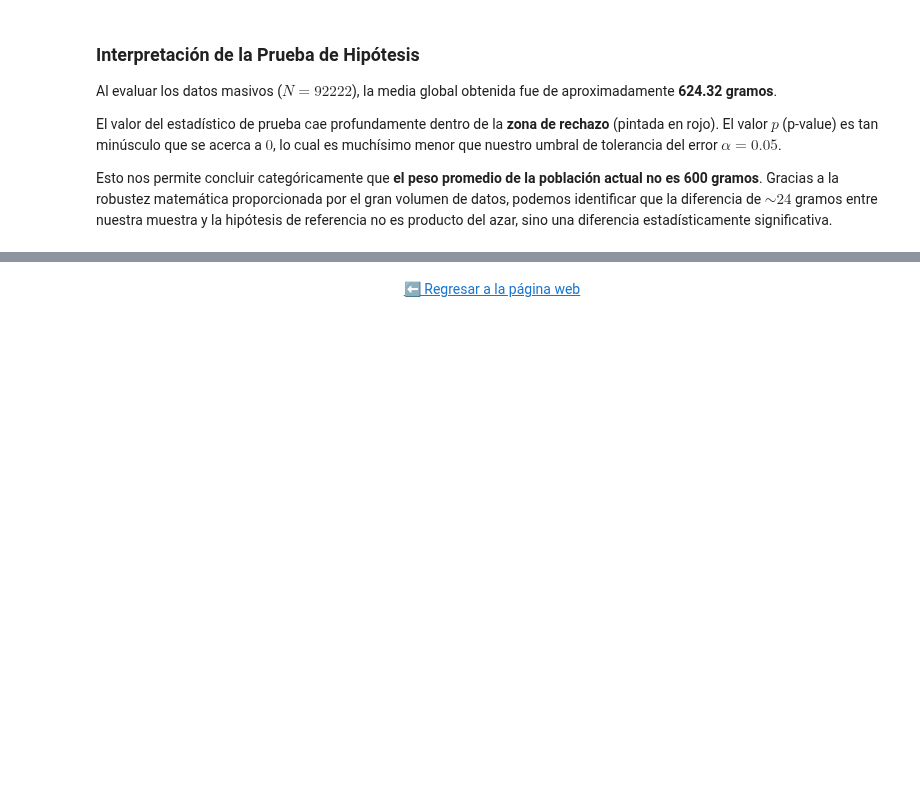
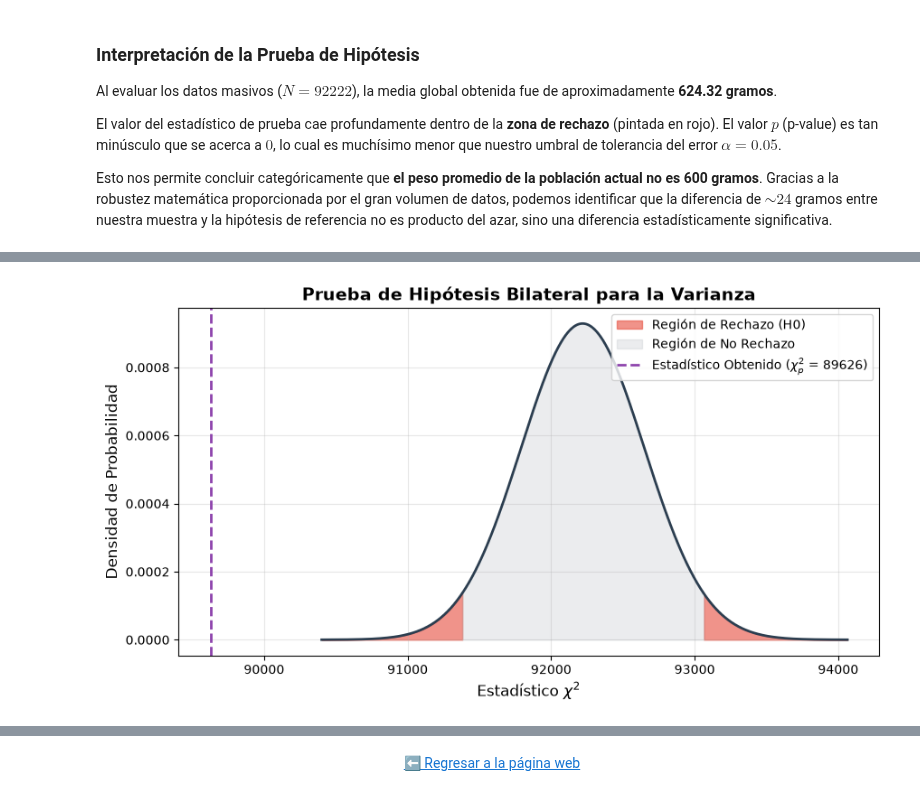
Before and after one commit to AxisCrazy/Probabilidad-y-estadistica-2, a Jupyter notebook: Portafolio_01.ipynb, the cells around one changed output, grey strips where cells are left out. Drawn from its saved outputs; the diff is of its cells as text; code cells hidden in the pictures; blank space fills up the shorter version.

Commit message:
P_H_V
prueba de hipotesis de varianza simple

```diff
--- a/Portafolio_01.ipynb
+++ b/Portafolio_01.ipynb
@@ -495,0 +548,42 @@ Esto nos permite concluir categóricamente que **el peso promedio de la poblaci
+# %%
+# --- GRÁFICA DE ZONAS DE RECHAZO PARA LA VARIANZA ---
+# Generamos el eje X abarcando los valores críticos y el estadístico
+x_chi_hip = np.linspace(st.chi2.ppf(0.00001, df_chi), st.chi2.ppf(0.99999, df_chi), 1000)
+y_chi_hip = st.chi2.pdf(x_chi_hip, df_chi)
+
+plt.figure(figsize=(10, 5))
+plt.plot(x_chi_hip, y_chi_hip, color='#2C3E50', linewidth=2)
+
+# Valores críticos para prueba bilateral (alfa/2 en cada cola)
+chi2_crit_izq = st.chi2.ppf(alfa/2, df_chi)
+chi2_crit_der = st.chi2.ppf(1 - alfa/2, df_chi)
+
+# Sombrear región de rechazo izquierda
+x_rechazo_izq = np.linspace(x_chi_hip[0], chi2_crit_izq, 100)
+y_rechazo_izq = st.chi2.pdf(x_rechazo_izq, df_chi)
+plt.fill_between(x_rechazo_izq, y_rechazo_izq, color='#E74C3C', alpha=0.6, label='Región de Rechazo (H0)')
+
+# Sombrear región de rechazo derecha
+x_rechazo_der = np.linspace(chi2_crit_der, x_chi_hip[-1], 100)
+y_rechazo_der = st.chi2.pdf(x_rechazo_der, df_chi)
+plt.fill_between(x_rechazo_der, y_rechazo_der, color='#E74C3C', alpha=0.6)
+
+# Sombrear región de no rechazo (Aceptación)
+x_aceptacion = np.linspace(chi2_crit_izq, chi2_crit_der, 500)
+y_aceptacion = st.chi2.pdf(x_aceptacion, df_chi)
+plt.fill_between(x_aceptacion, y_aceptacion, color='#BDC3C7', alpha=0.3, label='Región de No Rechazo')
+
+# Marcar el estadístico de prueba obtenido
+color_estadistico = 'black' if chi2_crit_izq <= chi2_stat <= chi2_crit_der else '#8E44AD'
+plt.axvline(chi2_stat, color=color_estadistico, linestyle='--', linewidth=2,
+            label=f'Estadístico Obtenido ($\chi^2_p$ = {chi2_stat:.0f})')
+
+# Estilos
+plt.title("Prueba de Hipótesis Bilateral para la Varianza", fontsize=14, fontweight='bold')
+plt.xlabel("Estadístico $\chi^2$", fontsize=12)
+plt.ylabel("Densidad de Probabilidad", fontsize=12)
+plt.legend(loc='upper right')
+plt.grid(alpha=0.3)
+plt.show()
+# %% [output]
+[figure, added]
```
Also changed, not shown: parts of 3 cells of this notebook, 2 other files.
